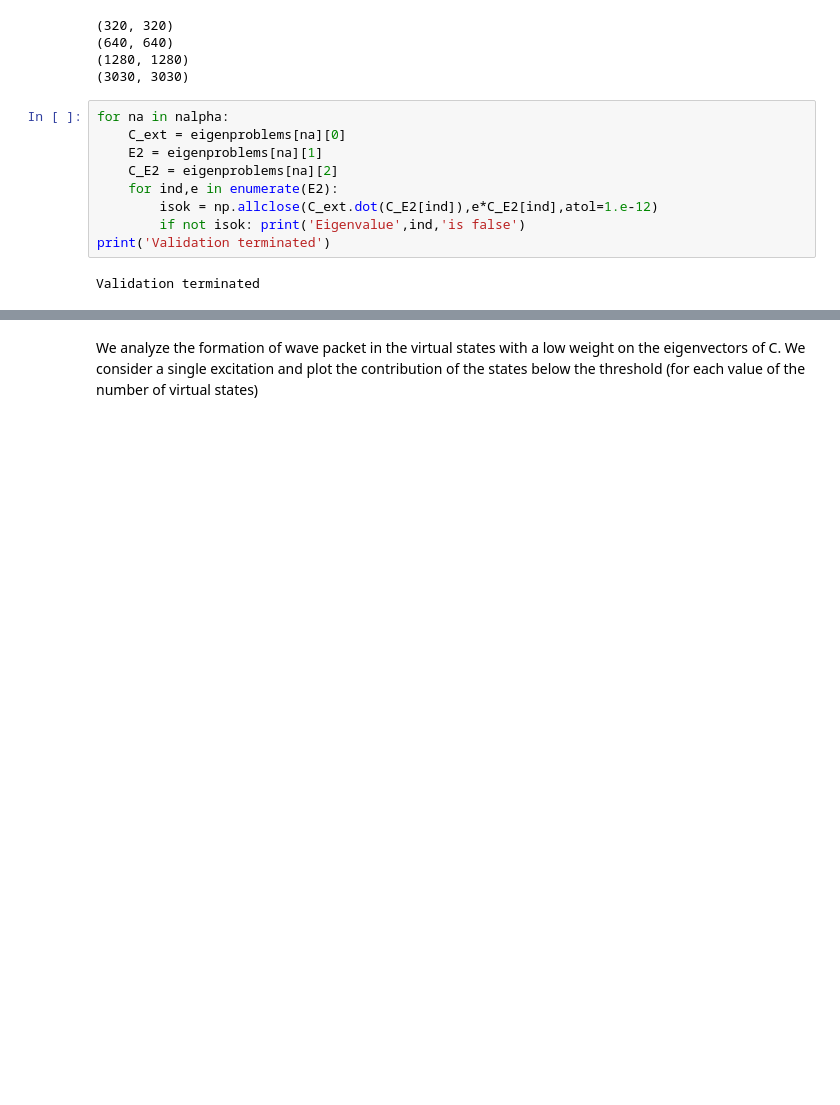
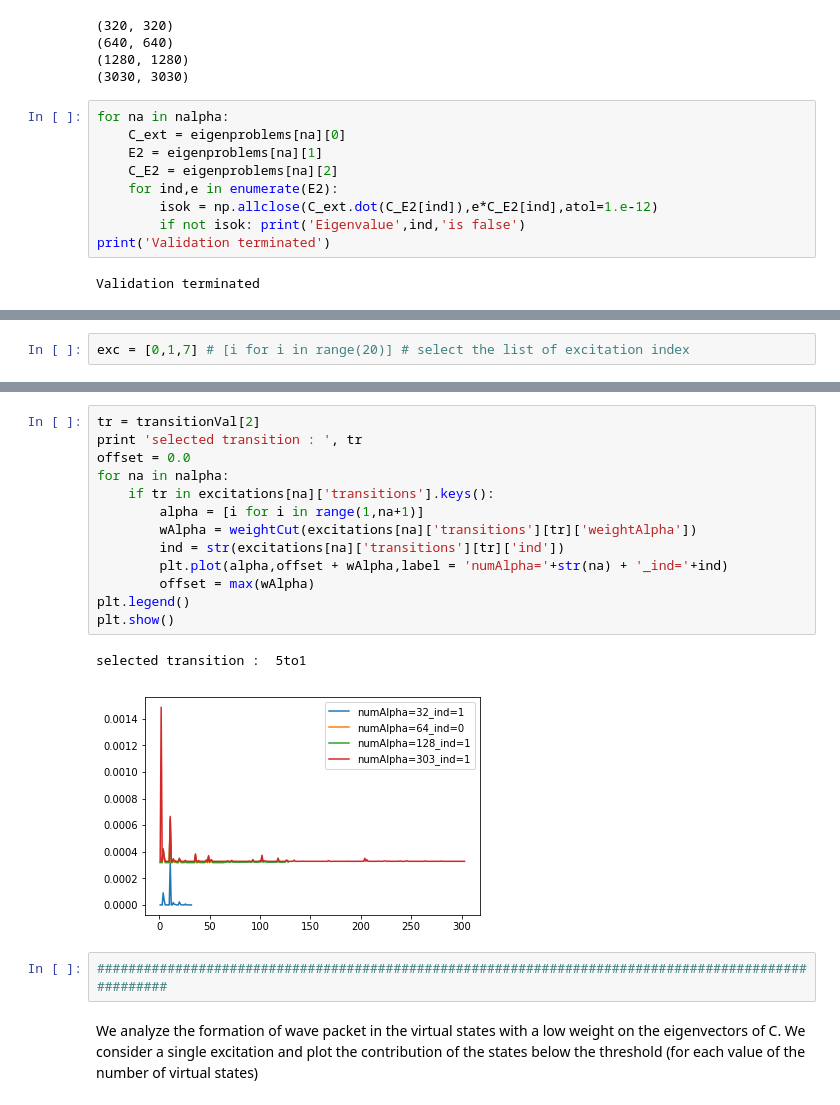
Before and after one commit to luigigenovese/KPM-nb, a Jupyter notebook: POLARIZABILITY/N2/Analysis_of_Excitonic_States.ipynb, the cells around one changed output, grey strips where cells are left out. Drawn from its saved outputs; the diff is of its cells as text; blank space fills up the shorter version.

```diff
--- a/POLARIZABILITY/N2/Analysis_of_Excitonic_States.ipynb
+++ b/POLARIZABILITY/N2/Analysis_of_Excitonic_States.ipynb
@@ -102,0 +65,2 @@ Exctation number : 1  energy =  0.268571229762
+# %%
+exc = [0,1,7] # [i for i in range(20)] # select the list of excitation index
@@ -103,3 +178,21 @@ Exctation number : 1  energy =  0.268571229762
+# %%
+tr = transitionVal[2]
+print 'selected transition : ', tr
+offset = 0.0
+for na in nalpha:
+    if tr in excitations[na]['transitions'].keys():
+        alpha = [i for i in range(1,na+1)]
+        wAlpha = weightCut(excitations[na]['transitions'][tr]['weightAlpha'])
+        ind = str(excitations[na]['transitions'][tr]['ind'])
+        plt.plot(alpha,offset + wAlpha,label = 'numAlpha='+str(na) + '_ind='+ind)
+        offset = max(wAlpha)
+plt.legend()
+plt.show()
+# %% [output]
+selected transition :  5to1
+[figure, added]
+# %%
+####################################################################################################
 # %% [markdown]
 We analyze the formation of wave packet in the virtual states with a low weight on the eigenvectors of C. We consider a single excitation and plot the contribution of the states below the threshold (for each value of the number of virtual states)
 # %%
```
Also changed, not shown: parts of 14 cells of this notebook, 1 other file.
